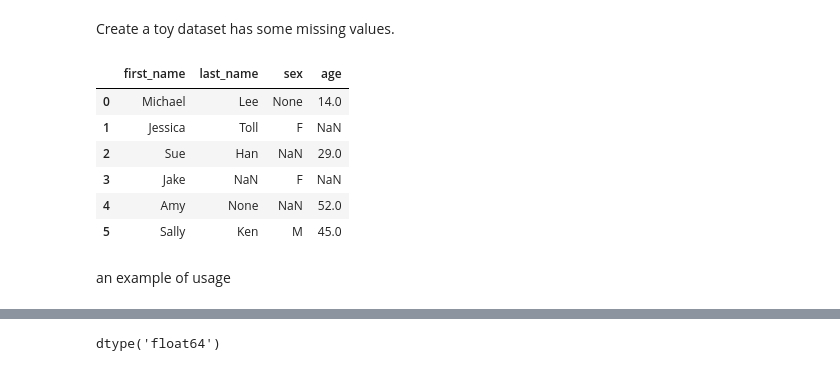
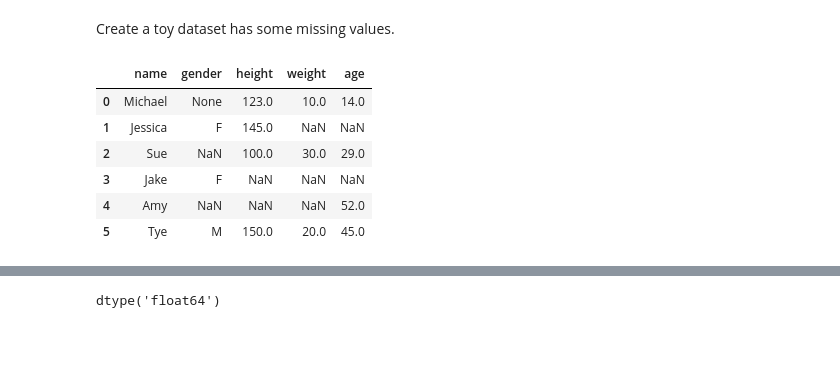
Before and after one commit to numanyilmaz/MissingData, a Jupyter notebook: missingData.ipynb, the cells around one changed output, grey strips where cells are left out. Saved outputs shown, nothing was run; the diff lists cells and outputs as text; code cells hidden in the pictures; blank space fills up the shorter version.

```diff
--- a/missingData.ipynb
+++ b/missingData.ipynb
@@ -27,20 +41,19 @@ Missingno version 0.3.5
 # %% [markdown]
 Create a toy dataset has some missing values.
 # %%
-data = {'first_name': ['Michael', 'Jessica', 'Sue', 'Jake', 'Amy', 'Sally'],
-        'last_name': ['Lee', 'Toll', 'Han', np.NaN, None, 'Ken'],
+data = {'name': ['Michael', 'Jessica', 'Sue', 'Jake', 'Amy', 'Tye'],
+        'gender':[None,'F',np.NaN,'F',np.NaN, 'M'],
+        'height': [123, 145, 100 , np.NaN, None, 150],
+        'weight': [10, np.NaN , 30, np.NaN, None, 20],
         'age': [14, None, 29 , np.NaN, 52, 45],
-        'sex':[None,'F',np.NaN,'F',np.NaN, 'M'],
         }
-df = pd.DataFrame(data, columns = ['first_name', 'last_name' ,'sex', 'age'])
+df = pd.DataFrame(data, columns = ['name','gender', 'height', 'weight', 'age'])
 df
 # %% [output]
-|  | first_name | last_name | sex | age |
-| 0 | Michael | Lee | None | 14.0 |
-| 1 | Jessica | Toll | F | NaN |
-| 2 | Sue | Han | NaN | 29.0 |
-| 3 | Jake | NaN | F | NaN |
-| 4 | Amy | None | NaN | 52.0 |
-| 5 | Sally | Ken | M | 45.0 |
+|  | name | gender | height | weight | age |
+| 0 | Michael | None | 123.0 | 10.0 | 14.0 |
+| 1 | Jessica | F | 145.0 | NaN | NaN |
+| 2 | Sue | NaN | 100.0 | 30.0 | 29.0 |
+| 3 | Jake | F | NaN | NaN | NaN |
+| 4 | Amy | NaN | NaN | NaN | 52.0 |
+| 5 | Tye | M | 150.0 | 20.0 | 45.0 |
-# %% [markdown]
-an example of usage
```
Also changed, not shown: parts of 43 cells of this notebook.
